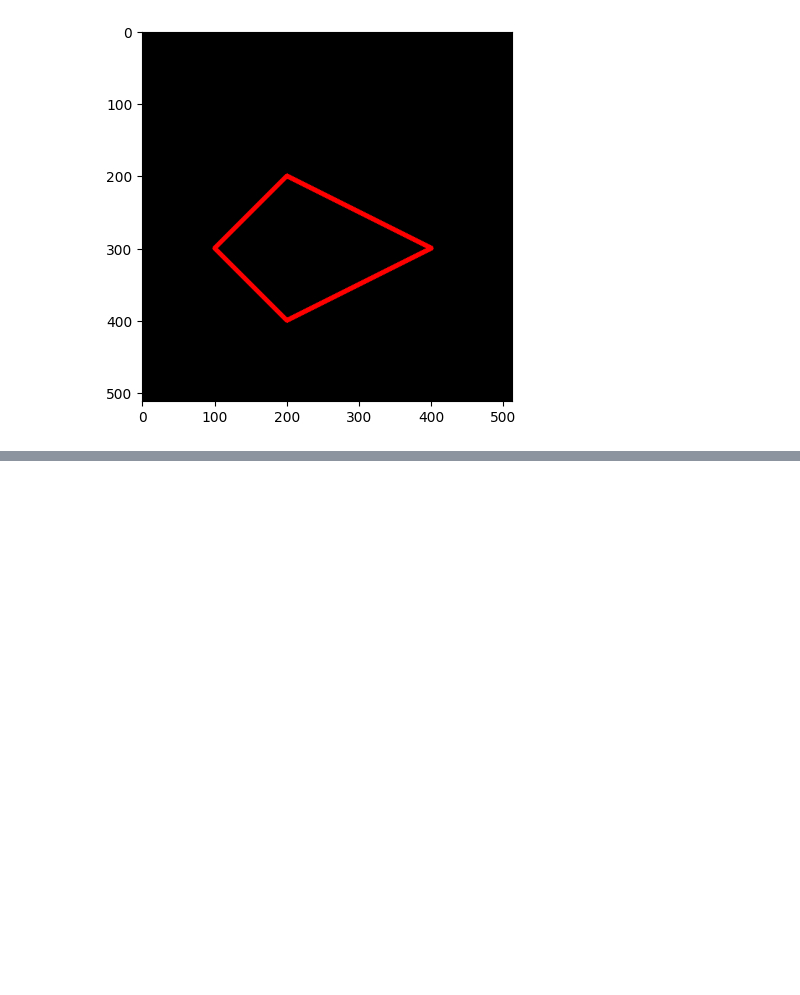
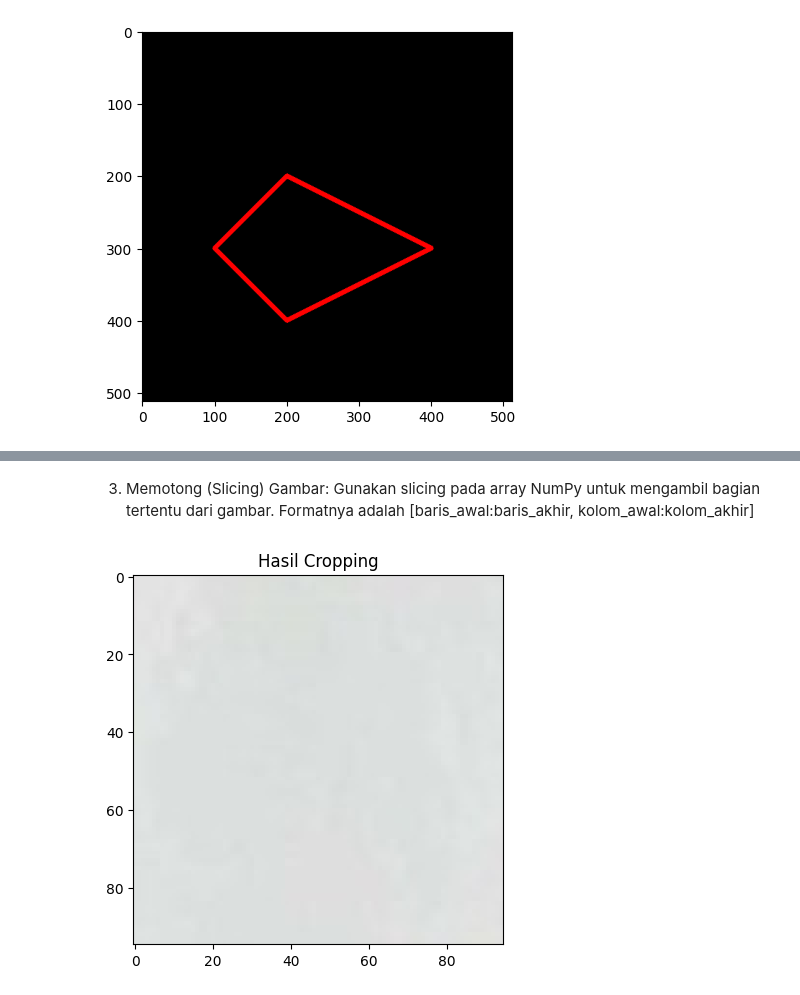
Before and after one commit to Archin0/PCVK_Sem5, a Jupyter notebook: Week2.ipynb, the cells around one changed output, grey strips where cells are left out. Cells and saved outputs as stored; diff of their text form; code cells hidden in the pictures; blank space fills up the shorter version.

```diff
--- a/Week2.ipynb
+++ b/Week2.ipynb
@@ -153,0 +179,11 @@ Gambar HITAM 2:
+# %% [markdown]
+3. Memotong (Slicing) Gambar: Gunakan slicing pada array NumPy untuk mengambil bagian tertentu dari gambar. Formatnya adalah
+[baris_awal:baris_akhir, kolom_awal:kolom_akhir]
+# %%
+# Tampilkan baris 20-115 dan kolom 25-120
+img_cropped = img_rgb[20:115, 25:120]
+plt.imshow(img_cropped)
+plt.title("Hasil Cropping")
+plt.show()
+# %% [output]
+[figure, added]
```
Also changed, not shown: parts of 12 cells of this notebook.
